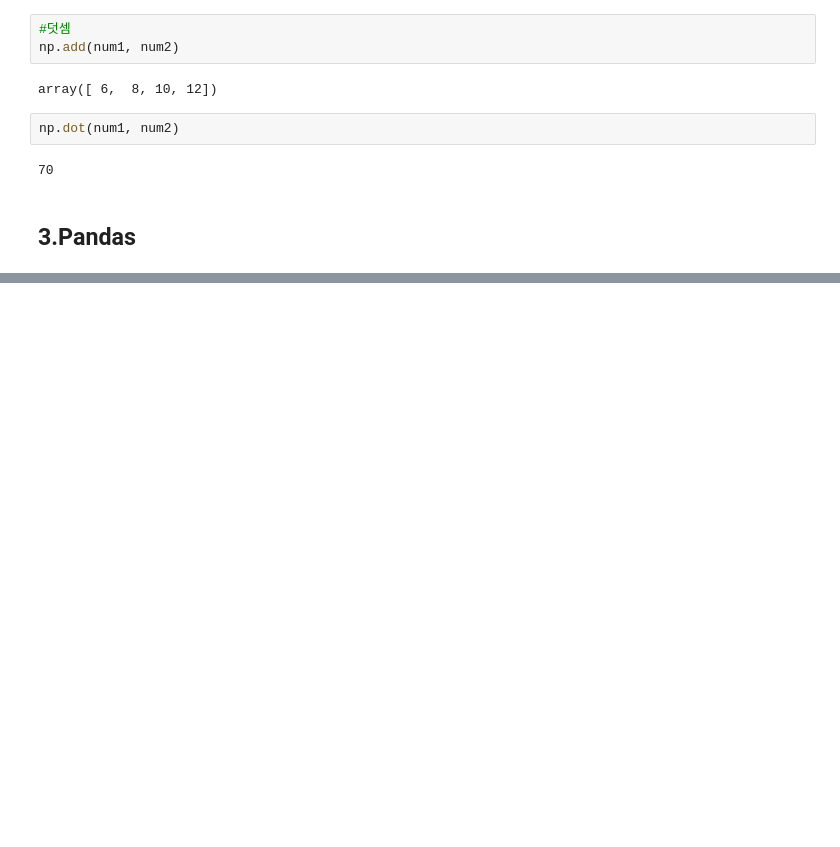
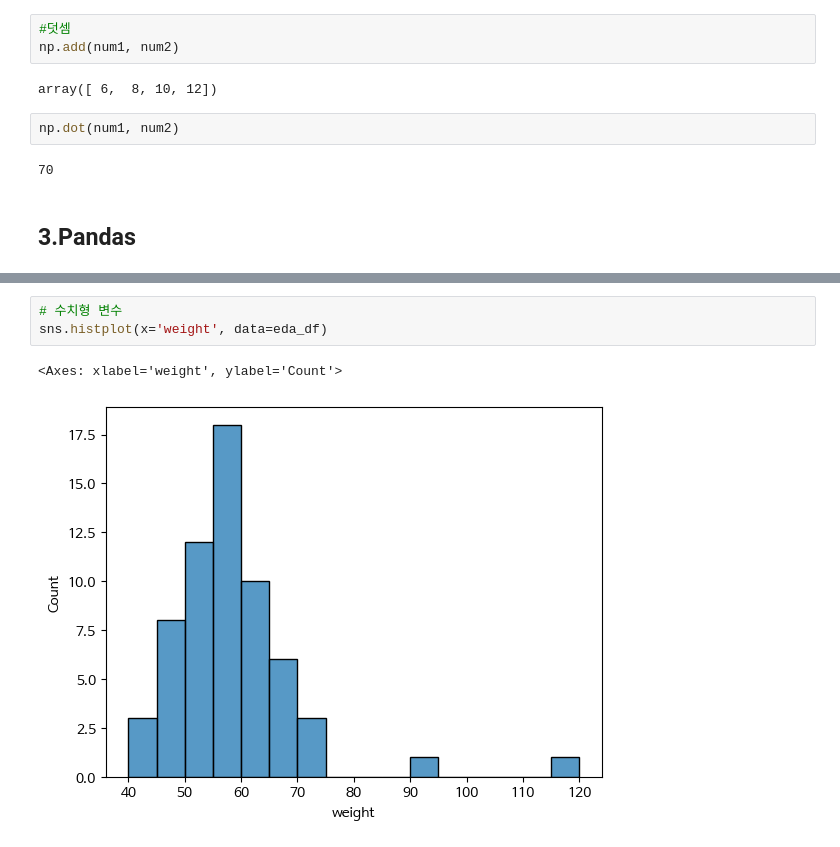
Before and after one commit to va4756/big_RaeJung, a Jupyter notebook: MachineLearning_이상철_ML01.ipynb, the cells around one changed output, grey strips where cells are left out. Saved outputs shown, nothing was run; the diff lists cells and outputs as text; blank space fills up the shorter version.

```diff
--- a/MachineLearning_이상철_ML01.ipynb
+++ b/MachineLearning_이상철_ML01.ipynb
@@ -115,0 +451,6 @@ np.dot(num1, num2)
+# %%
+# 수치형 변수
+sns.histplot(x='weight', data=eda_df)
+# %% [output]
+<Axes: xlabel='weight', ylabel='Count'>
+[figure, added]
```
Also changed, not shown: parts of 43 cells of this notebook.
